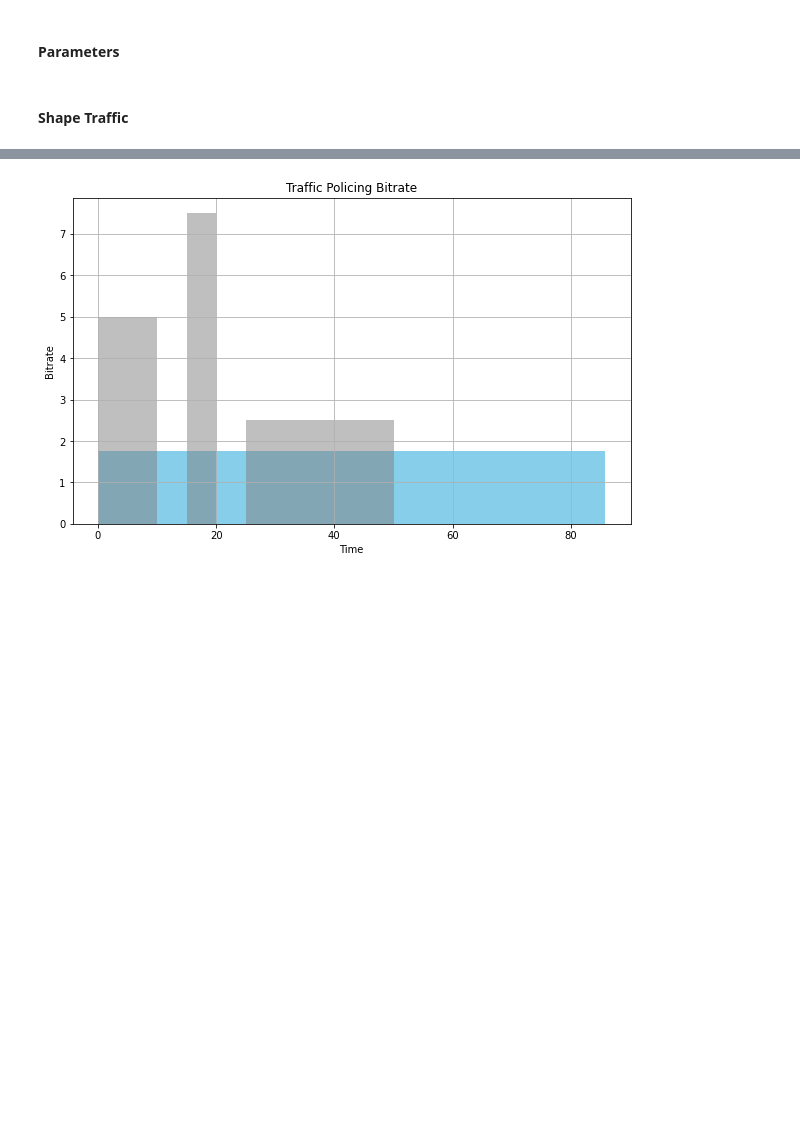
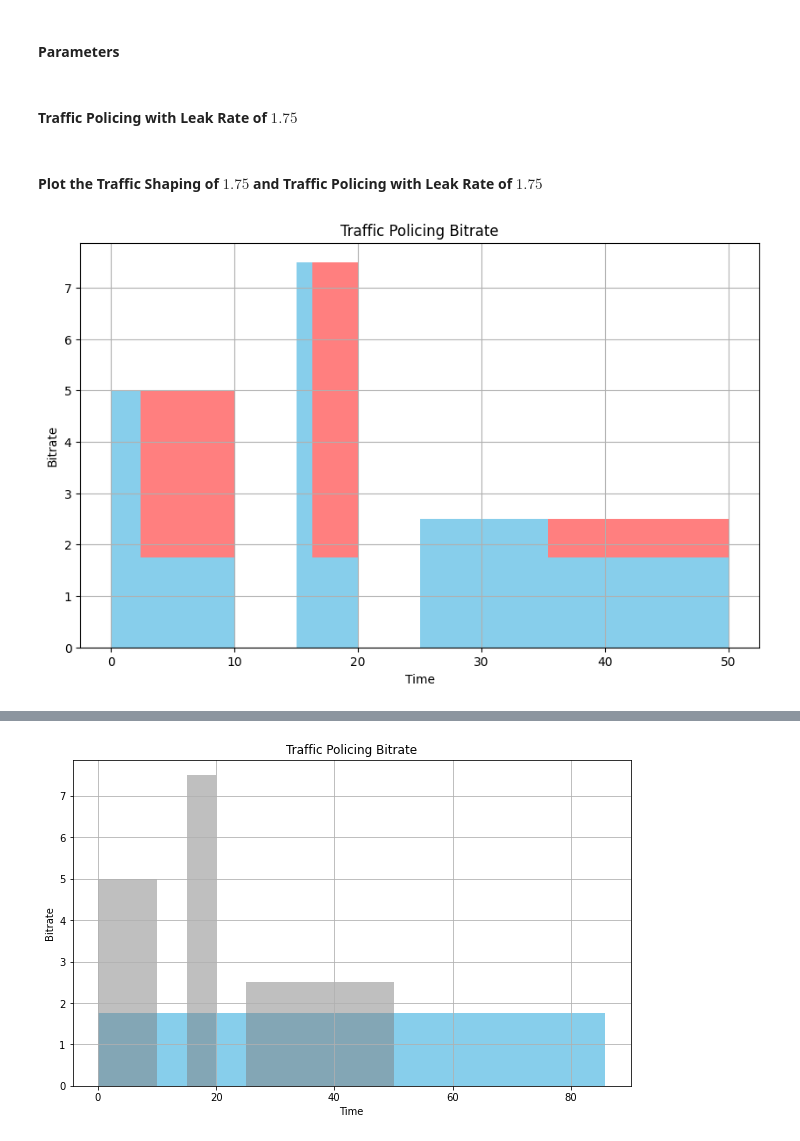
Before and after one commit to VictorianHues/NetworkedSystemsHomework, a Jupyter notebook: HW2/hw2_Peterson_15476758.ipynb, the cells around one changed output, grey strips where cells are left out. Drawn from its saved outputs; the diff is of its cells as text; code cells hidden in the pictures; blank space fills up the shorter version.

```diff
--- a/HW2/hw2_Peterson_15476758.ipynb
+++ b/HW2/hw2_Peterson_15476758.ipynb
@@ -494,5 +494,23 @@ leakRate2 = 1.75
 burstTolerance2 = 8
 
 timestepSize = 0.1
-# %% [markdown]
-#### Shape Traffic
+# %% [markdown]
+#### Traffic Policing with Leak Rate of $1.75$
+# %%
+policingTime3, policingUnmarked3, policingTrafficRate3, tokensArray3, waterlevelArray3 = trafficPolicing(traffic, leakRate2, burstTolerance2, timestepSize)
+# %% [markdown]
+#### Plot the Traffic Shaping of $1.75$ and Traffic Policing with Leak Rate of $1.75$
+# %%
+plt.figure(figsize=(10, 6))
+
+plt.bar(policingTime3, policingTrafficRate3, width=timestepSize, color='red', align='edge', alpha=0.5)
+plt.bar(policingTime3, policingUnmarked3, width=timestepSize, color='skyblue', align='edge')
+
+plt.xlabel('Time')
+plt.ylabel('Bitrate')
+plt.title('Traffic Policing Bitrate')
+plt.grid(True)
+
+plt.show()
+# %% [output]
+[figure, added]
```
Also changed, not shown: parts of 16 cells of this notebook.
